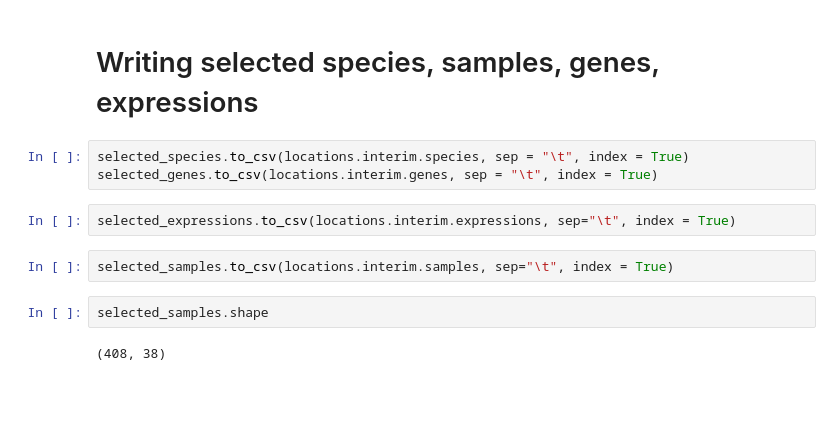
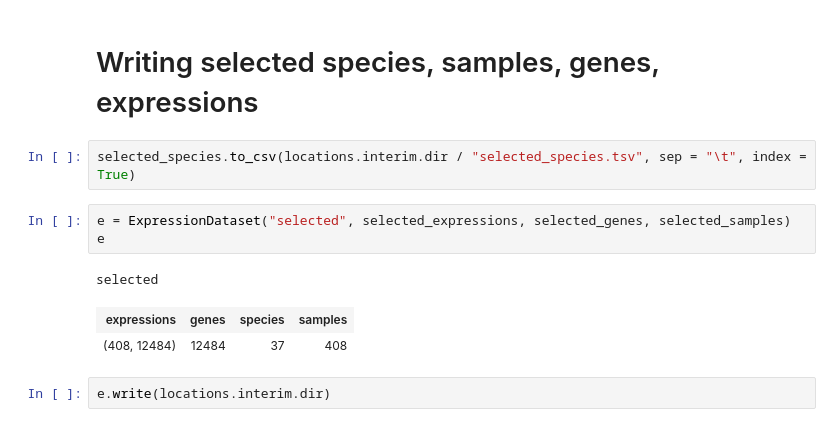
Before and after one commit to antonkulaga/yspecies, a Jupyter notebook: notebooks/select_samples.ipynb, the cells around one changed output. Saved outputs shown, nothing was run; the diff lists cells and outputs as text; blank space fills up the shorter version.

Commit message:
included dataset on select_samples stage

```diff
--- a/notebooks/select_samples.ipynb
+++ b/notebooks/select_samples.ipynb
@@ -407,13 +400,13 @@ selected_samples.shape
 # %% [markdown]
 # Writing selected species, samples, genes, expressions #
 # %%
-selected_species.to_csv(locations.interim.species, sep = "\t", index = True)
-selected_genes.to_csv(locations.interim.genes, sep = "\t", index = True)
+selected_species.to_csv(locations.interim.dir / "selected_species.tsv", sep = "\t", index = True)
-# %%
-selected_expressions.to_csv(locations.interim.expressions, sep="\t", index = True)
-# %%
-selected_samples.to_csv(locations.interim.samples, sep="\t", index = True)
-# %%
-selected_samples.shape
-# %% [output]
-(408, 38)
+# %%
+e = ExpressionDataset("selected", selected_expressions, selected_genes, selected_samples)
+e
+# %% [output]
+selected
+| expressions | genes | species | samples |
+| (408, 12484) | 12484 | 37 | 408 |
+# %%
+e.write(locations.interim.dir)
```
Also changed, not shown: parts of 2 cells of this notebook, 4 other files.
